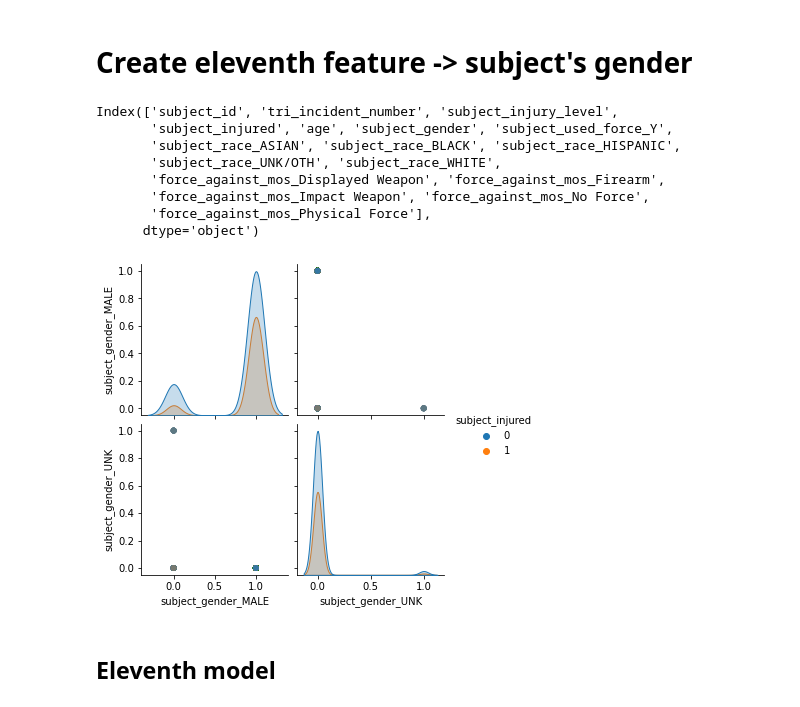
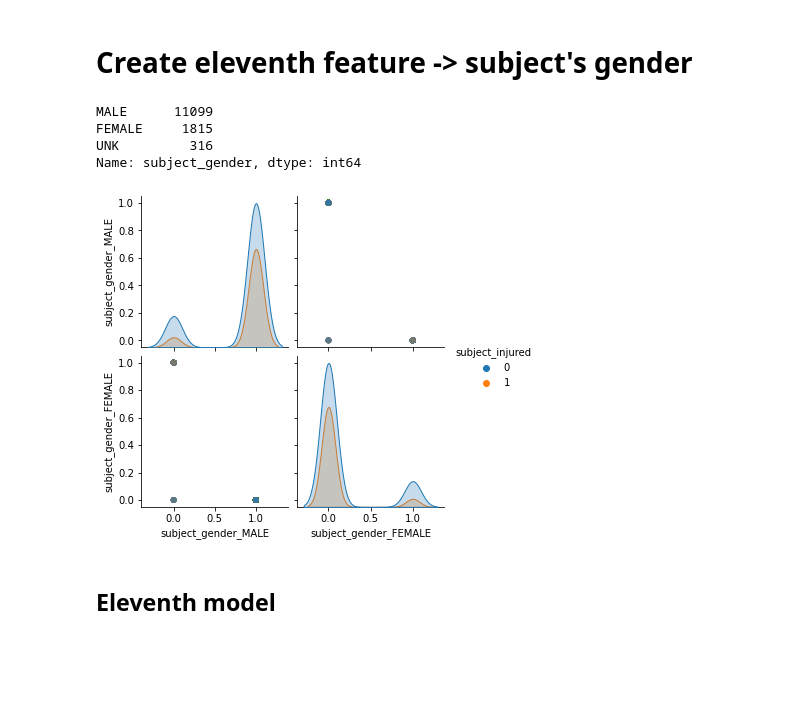
Before and after one commit to chloebs4590/Metis-Classification, a Jupyter notebook: nypd_use_of_force.ipynb, the cells around one changed output. Drawn from its saved outputs; the diff is of its cells as text; code cells hidden in the pictures; blank space fills up the shorter version.

```diff
--- a/nypd_use_of_force.ipynb
+++ b/nypd_use_of_force.ipynb
@@ -755,7 +773,5 @@ Index(['subject_id', 'tri_incident_number', 'subject_injury_level',
       dtype='object')
 # %%
-subjects_tri_forcetype = subjects_df[['subject_id','force_against_mos_Displayed Weapon',
-                                      'force_against_mos_Firearm','force_against_mos_Impact Weapon',
-                                      'force_against_mos_No Force','force_against_mos_Physical Force']]
+subjects_tri_forcetype = pd.concat([subjects_df.subject_id,force_against_mos],axis=1)
 
 df_X = df_X.merge(subjects_tri_forcetype, on='subject_id')
@@ -1264,26 +1335,22 @@ f2 score: 0.434
 # %% [markdown]
 # Create eleventh feature -> subject's gender
 # %%
-subjects_df.columns
+subjects_df['subject_gender'].value_counts()
 # %% [output]
-Index(['subject_id', 'tri_incident_number', 'subject_injury_level',
-       'subject_injured', 'age', 'subject_gender', 'subject_used_force_Y',
-       'subject_race_ASIAN', 'subject_race_BLACK', 'subject_race_HISPANIC',
-       'subject_race_UNK/OTH', 'subject_race_WHITE',
-       'force_against_mos_Displayed Weapon', 'force_against_mos_Firearm',
-       'force_against_mos_Impact Weapon', 'force_against_mos_No Force',
-       'force_against_mos_Physical Force'],
-      dtype='object')
+MALE      11099
+FEMALE     1815
+UNK         316
+Name: subject_gender, dtype: int64
 # %%
-subjects_df = pd.get_dummies(subjects_df, columns=['subject_gender'], drop_first=True)
+subject_gender = pd.get_dummies(subjects_df.subject_gender, prefix='subject_gender').drop('subject_gender_UNK',axis=1)
 # %%
-subjects_gender = subjects_df[['subject_id','subject_gender_MALE', 'subject_gender_UNK']]
+subjects_id_gender = pd.concat([subjects_df.subject_id,subject_gender],axis=1)
 # %%
-df_X = df_X.merge(subjects_gender,on='subject_id')
+df_X = df_X.merge(subjects_id_gender,on='subject_id')
 # %%
-plot_features(df_X[['subject_injured','subject_gender_MALE', 'subject_gender_UNK']])
+plot_features(df_X[['subject_injured','subject_gender_MALE', 'subject_gender_FEMALE']])
 # %% [output]
-[figure, old version]
+[figure, new version]
 # %% [markdown]
 ## Eleventh model
 # %%
```
Also changed, not shown: parts of 46 cells of this notebook.
